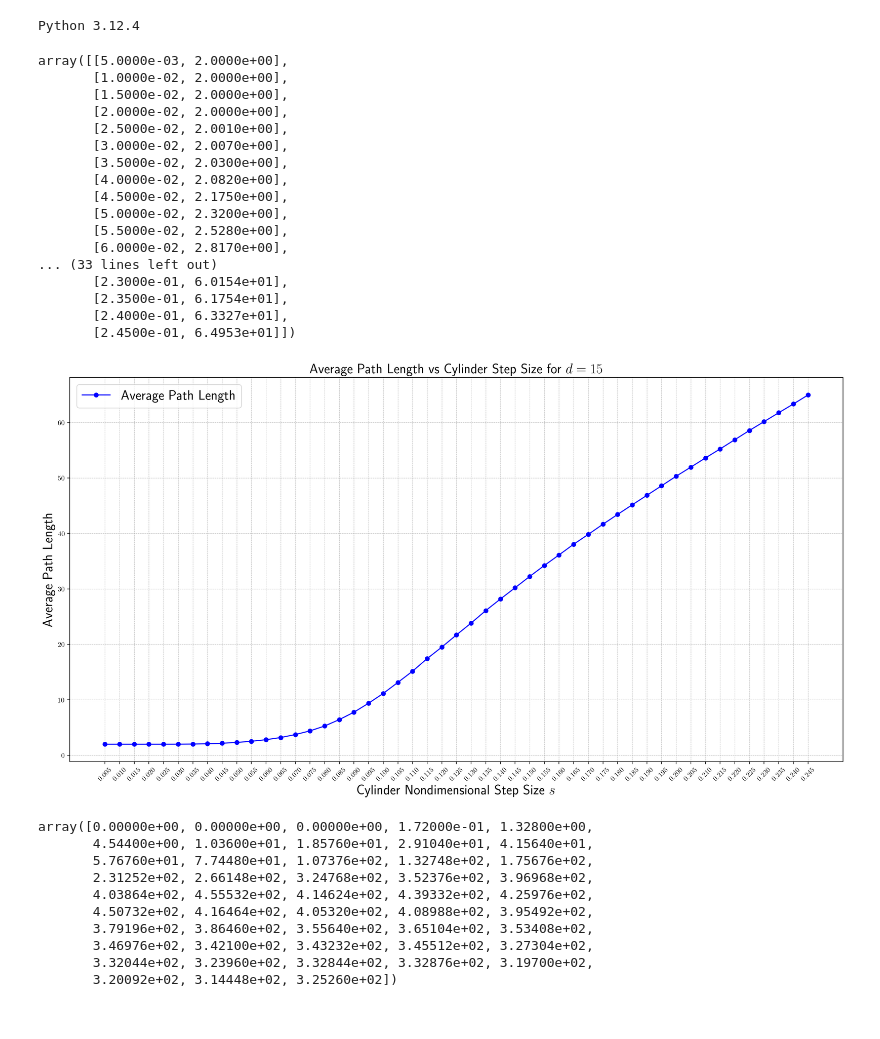
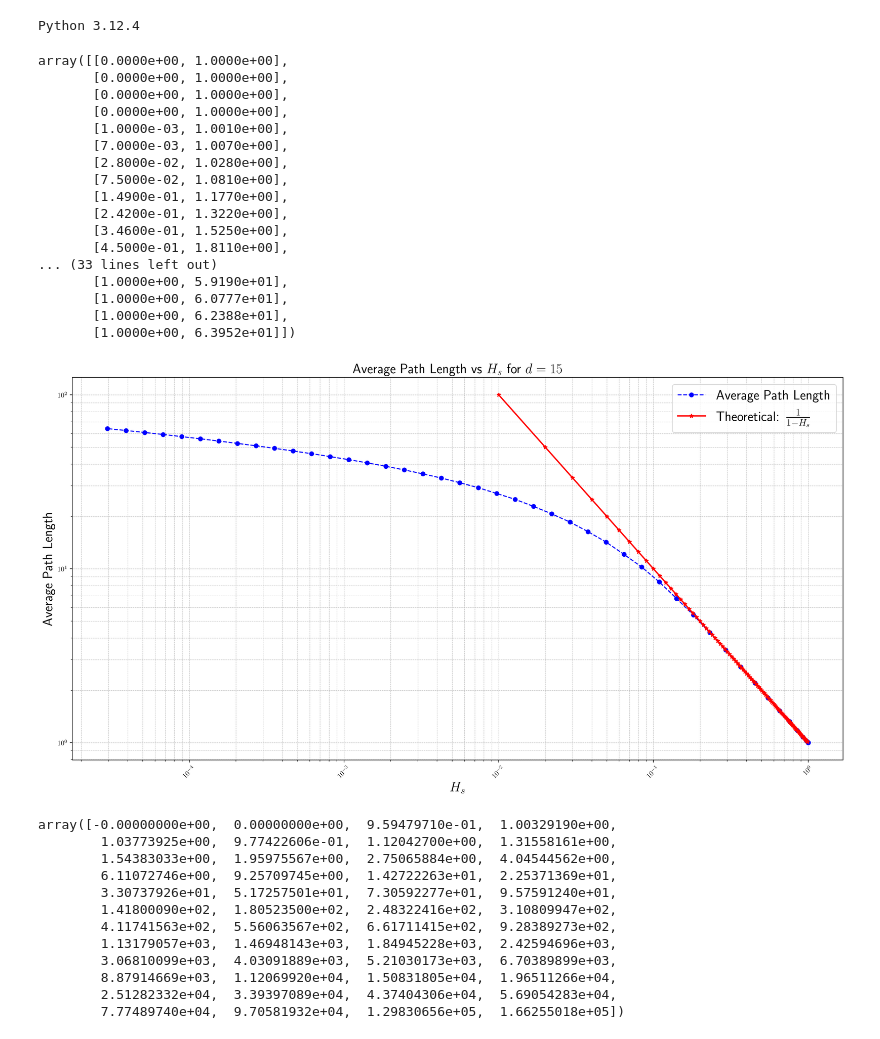
Before and after one commit to arashfahim/Walk-on-Cylinders, a Jupyter notebook: analysis_paths.ipynb, the cells around one changed output. Drawn from its saved outputs; the diff is of its cells as text; code cells hidden in the pictures.

```diff
--- a/analysis_paths.ipynb
+++ b/analysis_paths.ipynb
@@ -29,54 +29,63 @@ d = 15
 with open(f"path_length_{d}.json", 'r') as json_file:
         # Use json.load() to convert the file content into a Python dictionary
         length_dict = json.load(json_file)
+with open(f"p_exit_{d}.json", 'r') as json_file:
+        # Use json.load() to convert the file content into a Python dictionary
+        p_dict = json.load(json_file)
+        # p_surv = [v for k, v in p_dict.items()]
 # %%
-avg_length = np.array([[s, np.mean(length)] for s, length in length_dict.items()])
+avg_length = np.array([[p_dict[s], np.mean(length)-1] for s, length in length_dict.items()])
 avg_length = avg_length.astype(float)
 np.round(avg_length,3,out=None)
 # %% [output]
-array([[5.0000e-03, 2.0000e+00],
-       [1.0000e-02, 2.0000e+00],
-       [1.5000e-02, 2.0000e+00],
-       [2.0000e-02, 2.0000e+00],
-       [2.5000e-02, 2.0010e+00],
-       [3.0000e-02, 2.0070e+00],
-       [3.5000e-02, 2.0300e+00],
-       [4.0000e-02, 2.0820e+00],
-       [4.5000e-02, 2.1750e+00],
-       [5.0000e-02, 2.3200e+00],
-       [5.5000e-02, 2.5280e+00],
-       [6.0000e-02, 2.8170e+00],
+array([[0.0000e+00, 1.0000e+00],
+       [0.0000e+00, 1.0000e+00],
+       [0.0000e+00, 1.0000e+00],
+       [0.0000e+00, 1.0000e+00],
+       [1.0000e-03, 1.0010e+00],
+       [7.0000e-03, 1.0070e+00],
+       [2.8000e-02, 1.0280e+00],
+       [7.5000e-02, 1.0810e+00],
+       [1.4900e-01, 1.1770e+00],
+       [2.4200e-01, 1.3220e+00],
+       [3.4600e-01, 1.5250e+00],
+       [4.5000e-01, 1.8110e+00],
 ... (33 lines left out)
-       [2.3000e-01, 6.0154e+01],
-       [2.3500e-01, 6.1754e+01],
-       [2.4000e-01, 6.3327e+01],
-       [2.4500e-01, 6.4953e+01]])
+       [1.0000e+00, 5.9190e+01],
+       [1.0000e+00, 6.0777e+01],
+       [1.0000e+00, 6.2388e+01],
+       [1.0000e+00, 6.3952e+01]])
 # %%
 # ── PLOTTING ────────────────────────────────────────────────────────────────
 f , ax = plt.subplots(figsize=(20, 10),dpi=200)
-ax.plot(avg_length[:,0], avg_length[:,1], marker='o', linestyle='-', color='blue', label='Average Path Length')
-plt.xlabel('Cylinder Nondimensional Step Size $s$', fontproperties=font)
+ax.plot(1-avg_length[:,0], avg_length[:,1], marker='o', linestyle='--', color='blue', label='Average Path Length')
+plt.plot(np.arange(0.,1.,0.01), (1/(np.array(np.arange(0.,1.,0.01)))), marker='*', linewidth=2, color='red', label=r'Theoretical: $\frac{1}{1-H_s}$')
+plt.xlabel(r'$H_s$', fontproperties=font)
 plt.ylabel('Average Path Length', fontproperties=font)
-plt.title(f'Average Path Length vs Cylinder Step Size for $d={d}$', fontproperties=font)
+plt.title(r'Average Path Length vs $H_s$ for $d={}$'.format(d), fontproperties=font)
 ax.set_xticks(avg_length[:,0])
 plt.xticks(rotation=45);
+plt.yscale('log');
+plt.xscale('log');
 plt.grid(True, which='both', linestyle='--', linewidth=0.5)
 plt.legend(prop=font)
 plt.show()
 f.savefig(f'avg_path_length_{d}.pdf',format="pdf",dpi=600)
 # %% [output]
-[figure, old version]
+[figure, new version]
 # %%
 #finding the slopes
 (avg_length[1:,1] - avg_length[:-1,1]) / (avg_length[1:,0] - avg_length[:-1,0])
 # %% [output]
-array([0.00000e+00, 0.00000e+00, 0.00000e+00, 1.72000e-01, 1.32800e+00,
-       4.54400e+00, 1.03600e+01, 1.85760e+01, 2.91040e+01, 4.15640e+01,
-       5.76760e+01, 7.74480e+01, 1.07376e+02, 1.32748e+02, 1.75676e+02,
-       2.31252e+02, 2.66148e+02, 3.24768e+02, 3.52376e+02, 3.96968e+02,
-       4.03864e+02, 4.55532e+02, 4.14624e+02, 4.39332e+02, 4.25976e+02,
-       4.50732e+02, 4.16464e+02, 4.05320e+02, 4.08988e+02, 3.95492e+02,
-       3.79196e+02, 3.86460e+02, 3.55640e+02, 3.65104e+02, 3.53408e+02,
-       3.46976e+02, 3.42100e+02, 3.43232e+02, 3.45512e+02, 3.27304e+02,
-       3.32044e+02, 3.23960e+02, 3.32844e+02, 3.32876e+02, 3.19700e+02,
-       3.20092e+02, 3.14448e+02, 3.25260e+02])
+array([-0.00000000e+00,  0.00000000e+00,  9.59479710e-01,  1.00329190e+00,
+        1.03773925e+00,  9.77422606e-01,  1.12042700e+00,  1.31558161e+00,
+        1.54383033e+00,  1.95975567e+00,  2.75065884e+00,  4.04544562e+00,
+        6.11072746e+00,  9.25709745e+00,  1.42722263e+01,  2.25371369e+01,
+        3.30737926e+01,  5.17257501e+01,  7.30592277e+01,  9.57591240e+01,
+        1.41800090e+02,  1.80523500e+02,  2.48322416e+02,  3.10809947e+02,
+        4.11741563e+02,  5.56063567e+02,  6.61711415e+02,  9.28389273e+02,
+        1.13179057e+03,  1.46948143e+03,  1.84945228e+03,  2.42594696e+03,
+        3.06810099e+03,  4.03091889e+03,  5.21030173e+03,  6.70389899e+03,
+        8.87914669e+03,  1.12069920e+04,  1.50831805e+04,  1.96511266e+04,
+        2.51282332e+04,  3.39397089e+04,  4.37404306e+04,  5.69054283e+04,
+        7.77489740e+04,  9.70581932e+04,  1.29830656e+05,  1.66255018e+05])
```
Also changed, not shown: 5 other files.
